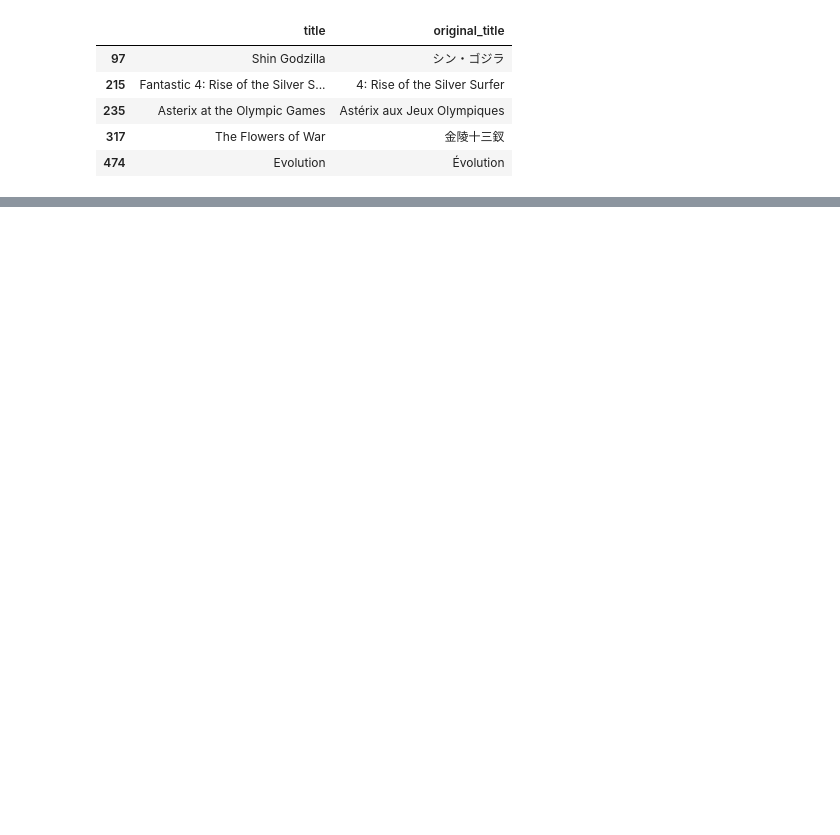
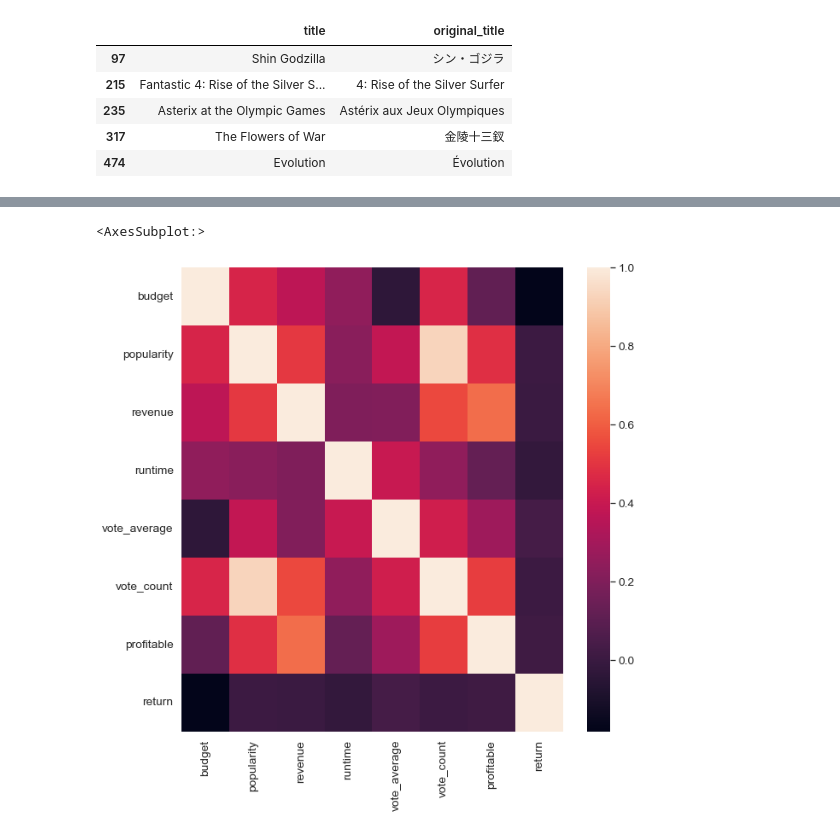
Before and after one commit to coxjack/Final-Project_Movie-Database, a Jupyter notebook: Analysis of Movie Revenue -- The Movie Database.ipynb, the cells around one changed output, grey strips where cells are left out. Cells and saved outputs as stored; diff of their text form; code cells hidden in the pictures; blank space fills up the shorter version.

Commit message:
clean dataset

```diff
--- a/Analysis of Movie Revenue -- The Movie Database.ipynb
+++ b/Analysis of Movie Revenue -- The Movie Database.ipynb
@@ -127,0 +229,4 @@ dtype: int64
+# %%
+# Reading the cleaned dataset
+df_clean = pd.read_csv("Resources/movies_clean.csv", index_col=0)
+df_clean.head()
@@ -127,0 +255,7 @@ dtype: int64
+# %%
+# Plotting the correlation heatmap of all the features
+plt.figure(figsize=(10, 10))
+sns.heatmap(df_clean.iloc[:,:19].drop(['id', 'movie_id'], axis=1).corr())
+# %% [output]
+<AxesSubplot:>
+[figure, added]
```
Also changed, not shown: parts of 32 cells of this notebook, 4 other files.
